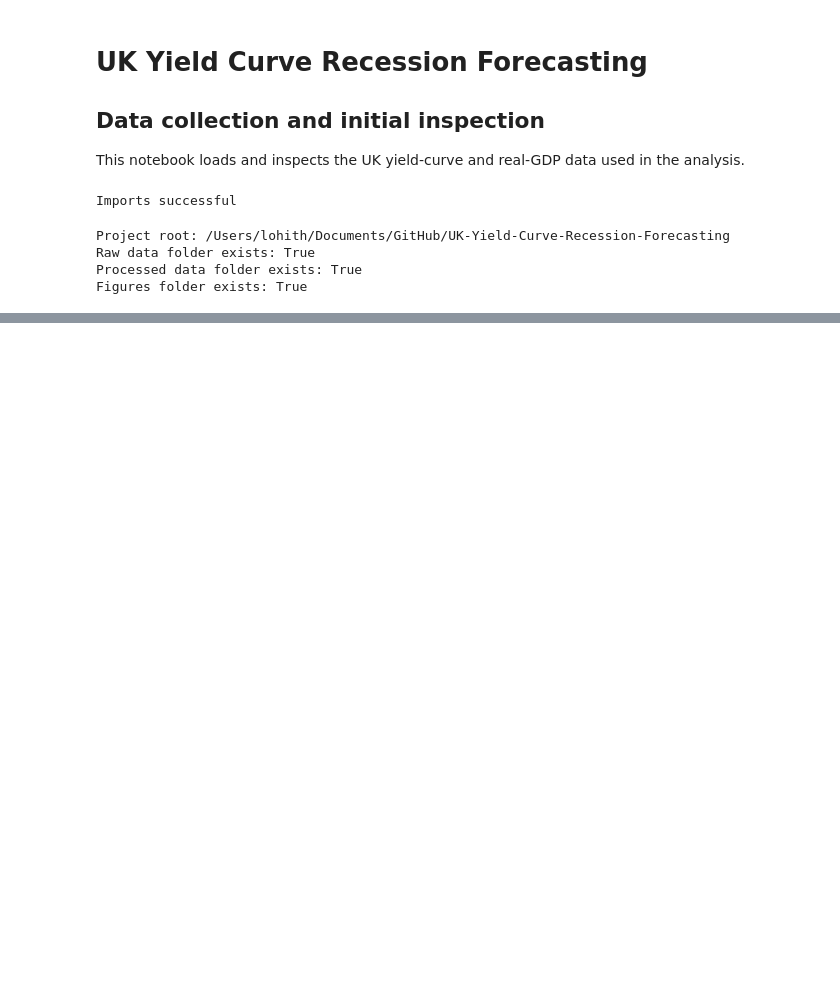
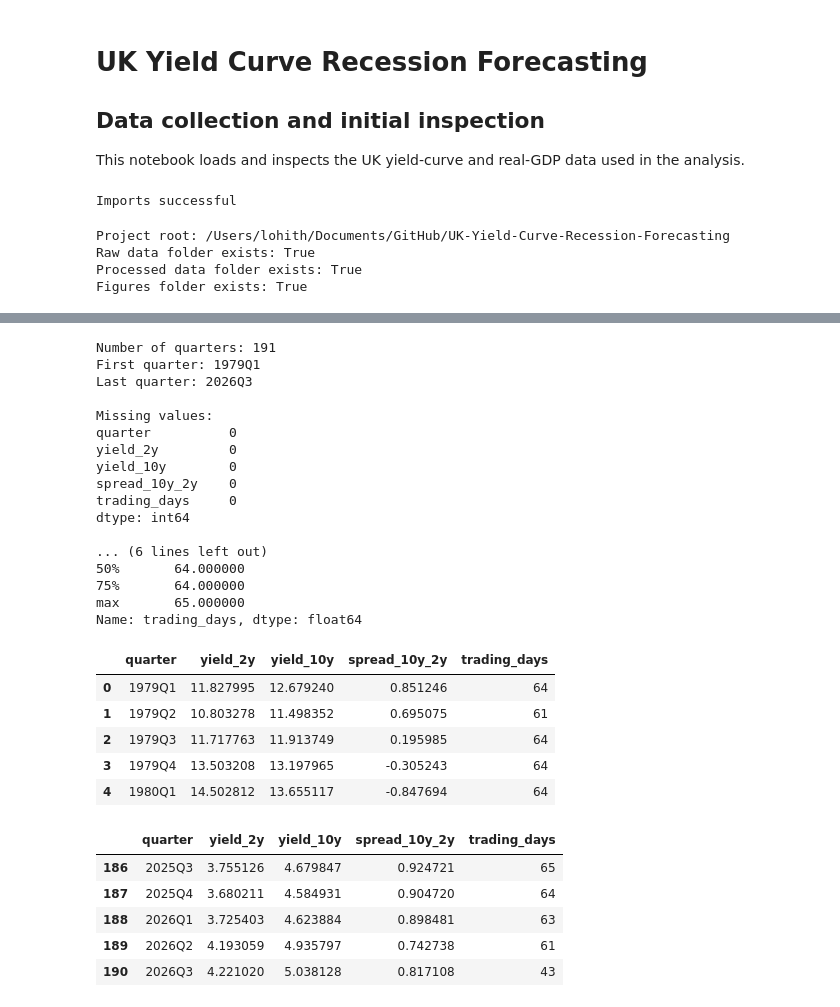
Before and after one commit to Lohith151105/UK-Yield-Curve-Recession-Forecasting, a Jupyter notebook: notebooks/01_data_collection_inspection.ipynb, the cells around one changed output, grey strips where cells are left out. Drawn from its saved outputs; the diff is of its cells as text; code cells hidden in the pictures; blank space fills up the shorter version.

```diff
--- a/notebooks/01_data_collection_inspection.ipynb
+++ b/notebooks/01_data_collection_inspection.ipynb
@@ -38,0 +269,74 @@ Figures folder exists: True
+# %%
+boe_clean = boe_daily.dropna(
+    subset=["yield_2y", "yield_10y"]
+).copy()
+
+boe_clean["quarter"] = boe_clean["date"].dt.to_period("Q")
+
+boe_quarterly = (
+    boe_clean
+    .groupby("quarter", as_index=False)
+    .agg(
+        yield_2y=("yield_2y", "mean"),
+        yield_10y=("yield_10y", "mean"),
+        trading_days=("date", "count"),
+    )
+)
+
+boe_quarterly["spread_10y_2y"] = (
+    boe_quarterly["yield_10y"]
+    - boe_quarterly["yield_2y"]
+)
+
+boe_quarterly = boe_quarterly[
+    [
+        "quarter",
+        "yield_2y",
+        "yield_10y",
+        "spread_10y_2y",
+        "trading_days",
+    ]
+]
+# %%
+print(f"Number of quarters: {len(boe_quarterly)}")
+print(f"First quarter: {boe_quarterly['quarter'].min()}")
+print(f"Last quarter: {boe_quarterly['quarter'].max()}")
+
+print("\nMissing values:")
+print(boe_quarterly.isna().sum())
+
+print("\nTrading days per quarter:")
+print(boe_quarterly["trading_days"].describe())
+
+display(boe_quarterly.head())
+display(boe_quarterly.tail())
+# %% [output]
+Number of quarters: 191
+First quarter: 1979Q1
+Last quarter: 2026Q3
+
+Missing values:
+quarter          0
+yield_2y         0
+yield_10y        0
+spread_10y_2y    0
+trading_days     0
+dtype: int64
+
+... (6 lines left out)
+50%       64.000000
+75%       64.000000
+max       65.000000
+Name: trading_days, dtype: float64
+|  | quarter | yield_2y | yield_10y | spread_10y_2y | trading_days |
+| 0 | 1979Q1 | 11.827995 | 12.679240 | 0.851246 | 64 |
+| 1 | 1979Q2 | 10.803278 | 11.498352 | 0.695075 | 61 |
+| 2 | 1979Q3 | 11.717763 | 11.913749 | 0.195985 | 64 |
+| 3 | 1979Q4 | 13.503208 | 13.197965 | -0.305243 | 64 |
+| 4 | 1980Q1 | 14.502812 | 13.655117 | -0.847694 | 64 |
+|  | quarter | yield_2y | yield_10y | spread_10y_2y | trading_days |
+| 186 | 2025Q3 | 3.755126 | 4.679847 | 0.924721 | 65 |
+| 187 | 2025Q4 | 3.680211 | 4.584931 | 0.904720 | 64 |
+| 188 | 2026Q1 | 3.725403 | 4.623884 | 0.898481 | 63 |
+| 189 | 2026Q2 | 4.193059 | 4.935797 | 0.742738 | 61 |
+| 190 | 2026Q3 | 4.221020 | 5.038128 | 0.817108 | 43 |
```
Also changed, not shown: parts of 10 cells of this notebook, 2 other files.
